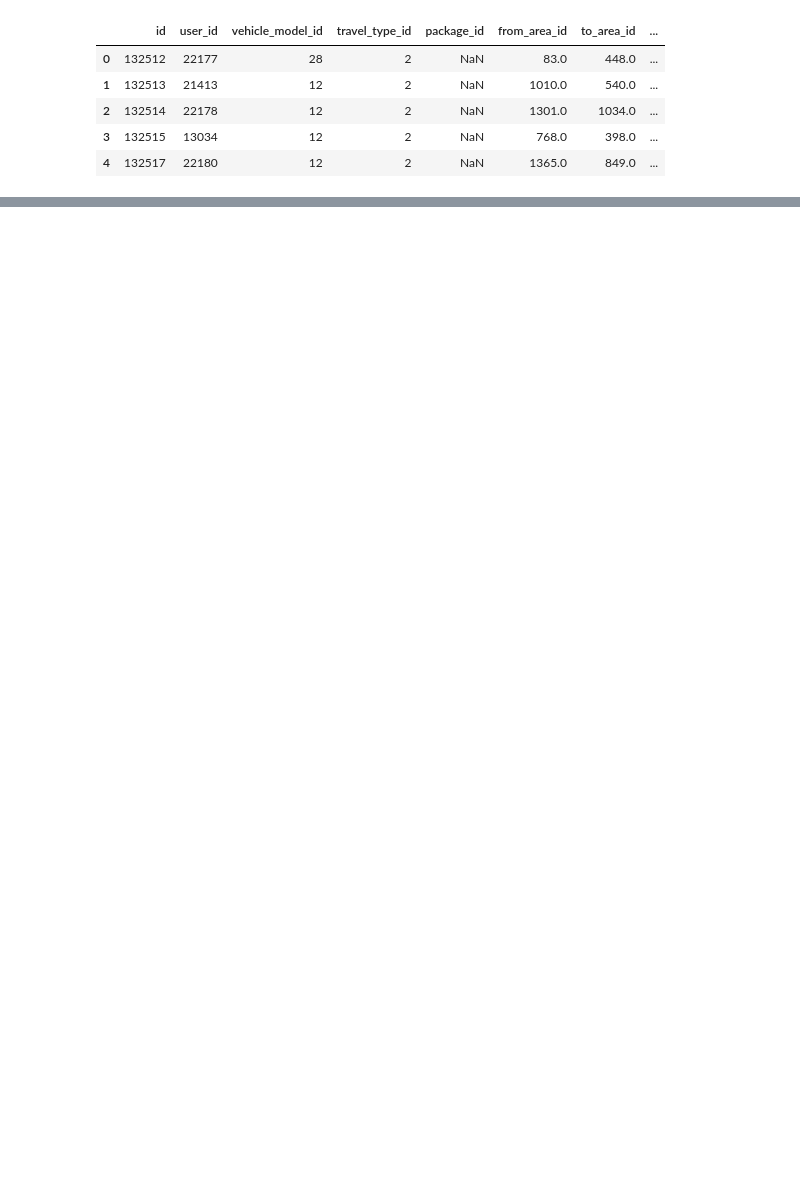
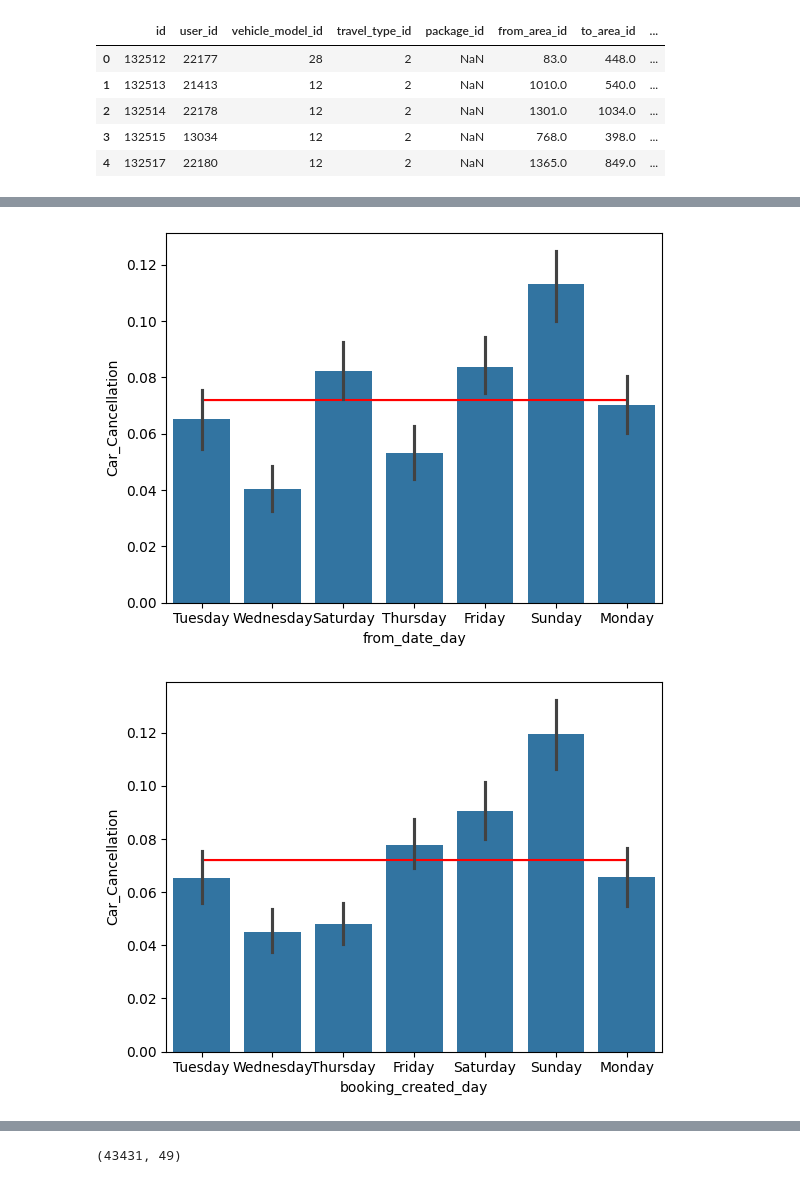
Before and after one commit to XVaibhavXAryaX/Cab_Cancellation_predict, a Jupyter notebook: notebook/yourcab.ipynb, the cells around one changed output, grey strips where cells are left out. Saved outputs shown, nothing was run; the diff lists cells and outputs as text; code cells hidden in the pictures; blank space fills up the shorter version.

```diff
--- a/notebook/yourcab.ipynb
+++ b/notebook/yourcab.ipynb
@@ -94,0 +398,3 @@ array([2, 1, 3])
+# %%
+num = data.select_dtypes(include='number')
+char = data.select_dtypes(include='object')
@@ -94,0 +419,12 @@ array([2, 1, 3])
+# %%
+X_char_merged = pd.concat([char,target],axis=1,join='inner')
+
+from numpy import mean
+for col in (char.columns):
+    plt.figure()
+    sns.lineplot(x=col, y=X_char_merged['Car_Cancellation'].mean(), data=X_char_merged,estimator=mean, color='red')
+    sns.barplot(x=col, y='Car_Cancellation', data=X_char_merged,estimator=mean)
+plt.show()
+# %% [output]
+[figure, added]
+[figure, added]
@@ -94,0 +438,5 @@ array([2, 1, 3])
+# %%
+X_char_dum = pd.get_dummies(char, drop_first = True)
+X_char_dum.shape
+# %% [output]
+(43431, 49)
```
Also changed, not shown: parts of 80 cells of this notebook.
